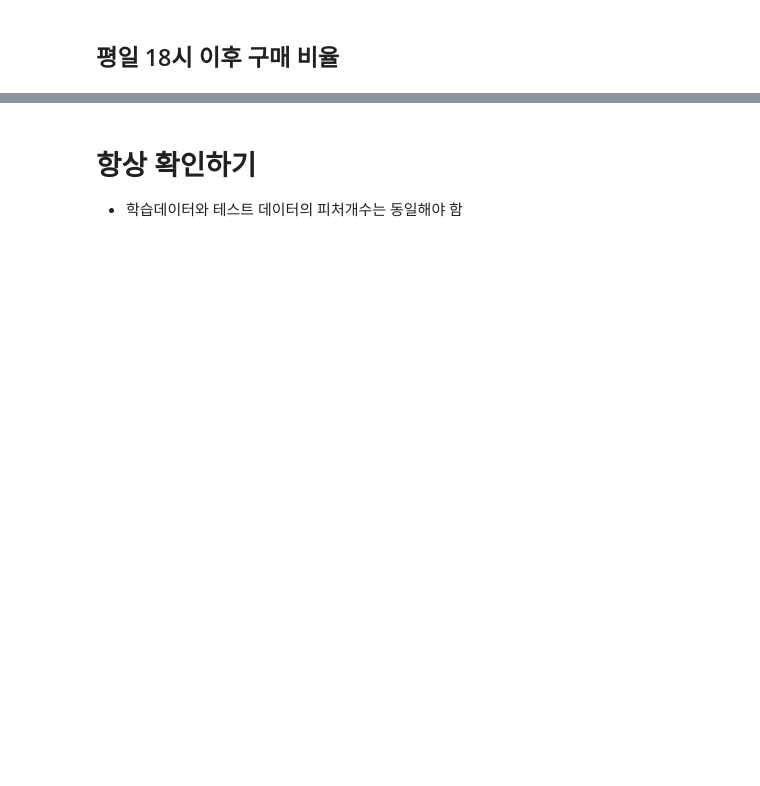
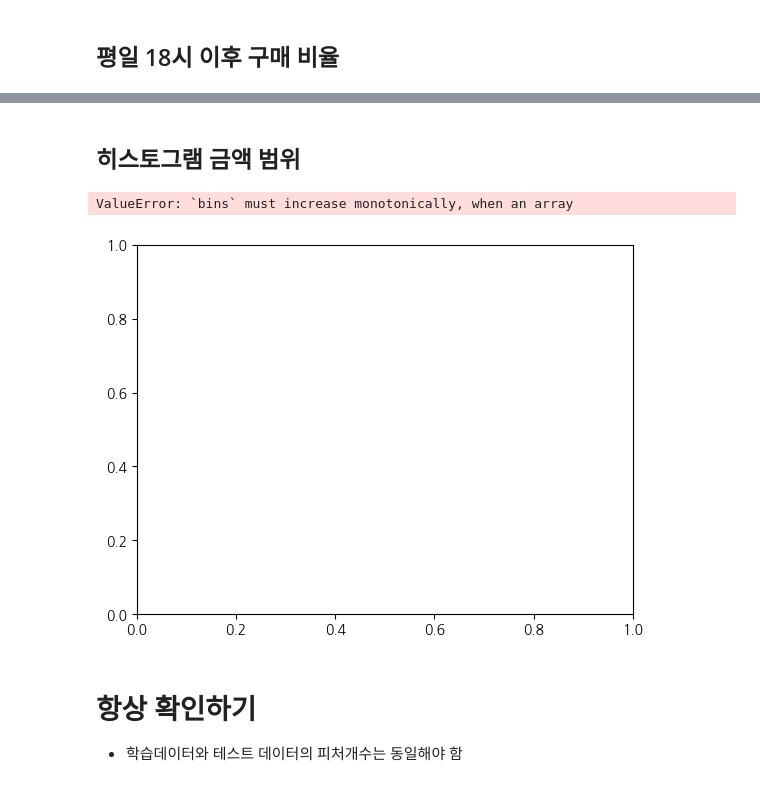
Before and after one commit to Kim-Yiji/FINAL-project, a Jupyter notebook: 특성추출_베이스라인코드_이희원.ipynb, the cells around one changed output, grey strips where cells are left out. Drawn from its saved outputs; the diff is of its cells as text; code cells hidden in the pictures; blank space fills up the shorter version.

```diff
--- a/특성추출_베이스라인코드_이희원.ipynb
+++ b/특성추출_베이스라인코드_이희원.ipynb
@@ -798,0 +993,2 @@ dtype: bool
+# %% [markdown]
+## 히스토그램 금액 범위
@@ -799,3 +997,10 @@ dtype: bool
+# %%
+fig, ax = plt.subplots()
+ax.hist(train_tr['구매가격'], bins=(0, 100000, 10000))
+plt.show()
+# %% [output]
+ValueError: `bins` must increase monotonically, when an array
+[figure, added]
 # %% [markdown]
 # 항상 확인하기
 - 학습데이터와 테스트 데이터의 피처개수는 동일해야 함
```
Also changed, not shown: parts of 54 cells of this notebook.
